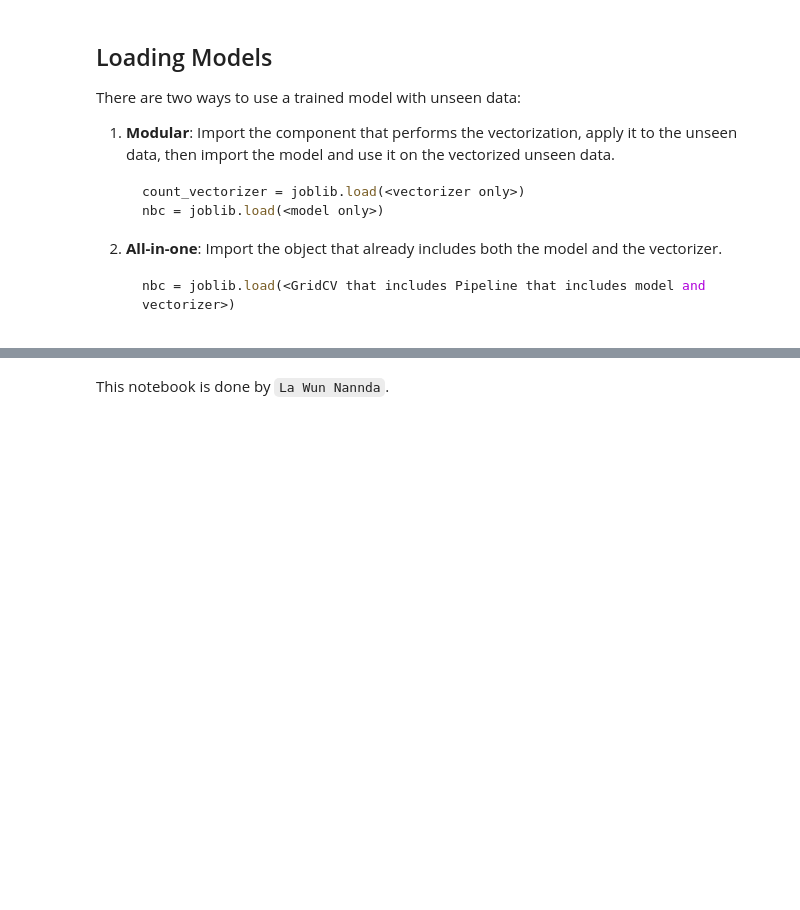
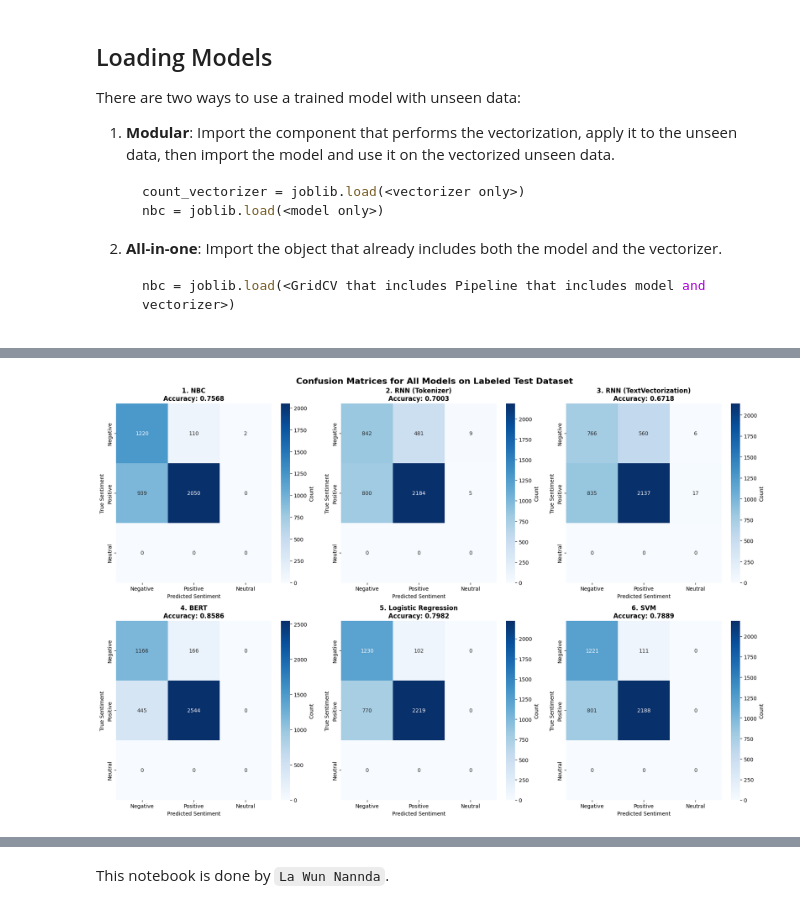
Before and after one commit to lawun330/nlp-sentiment-analysis-comparison, a Jupyter notebook: model_comparison_1.ipynb, the cells around one changed output, grey strips where cells are left out. Drawn from its saved outputs; the diff is of its cells as text; code cells hidden in the pictures; blank space fills up the shorter version.

```diff
--- a/model_comparison_1.ipynb
+++ b/model_comparison_1.ipynb
@@ -98,3 +168,3 @@ rnn_text_vectorization = load_model("./models/sentiment_analysis_rnn_textvectori
 # %%
-y_pred = nbc.predict(raw_X)
-print(y_pred)
+# NBC prediction
+y_pred_nbc = nbc.predict(raw_X)
@@ -121,4 +177,6 @@ dataset['rnn_tokenizer_prediction'] = y_pred.tolist()
 # %%
-prediction_probabilities = rnn_text_vectorization.predict(tf.convert_to_tensor(raw_X)) # convert to a tensor
-y_pred = np.argmax(prediction_probabilities, axis=1)
-print(y_pred)
+# RNN with TextVectorization prediction
+prediction_probabilities_rnn_tv = rnn_text_vectorization.predict(
+    tf.convert_to_tensor(raw_X), verbose=0
+)
+y_pred_rnn_tv = np.argmax(prediction_probabilities_rnn_tv, axis=1)
@@ -147,0 +229,73 @@ dataset
+# %%
+# logistic regression with TfidfVectorizer prediction
+y_pred_logr = logR.predict(raw_X)
+# %%
+# SVM with TfidfVectorizer prediction
+y_pred_svm = svm.predict(raw_X)
+# %%
+# confusion matrices for all models
+
+## set style for better-looking plots
+plt.style.use('default')
+sns.set_palette("husl")
+
+## get unique labels for consistent plotting
+labels = [0, 1, 2]
+class_names = ['Negative', 'Positive', 'Neutral']
+
+## create figure with subplots
+fig, axes = plt.subplots(2, 3, figsize=(18, 12))
+fig.suptitle('Confusion Matrices for All Models on Labeled Test Dataset', fontsize=16, fontweight='bold')
+
+## store all predictions and model names
+predictions = {
+    '1. NBC': y_pred_nbc,
+    '2. RNN (Tokenizer)': y_pred_rnn_tok,
+    '3. RNN (TextVectorization)': y_pred_rnn_tv,
+    '4. BERT': y_pred_bert,
+    '5. Logistic Regression': y_pred_logr,
+    '6. SVM': y_pred_svm
+}
+
+## store all CMs
+CMs = {}
+
+## calculate and plot confusion matrices
+row, col = 0, 0
+for model_name, y_pred in predictions.items():
+    ax = axes[row, col]
+
+    # calculate confusion matrix
+    cm = confusion_matrix(y_true, y_pred, labels=labels)
+    CMs[model_name] = cm
+
+    # calculate accuracy
+    accuracy = accuracy_score(y_true, y_pred)
+
+    # plot confusion matrix
+    sns.heatmap(
+        cm,
+        annot=True,
+        fmt='d',
+        cmap='Blues',
+        ax=ax,
+        cbar_kws={'label': 'Count'},
+        xticklabels=class_names,
+        yticklabels=class_names
+    )
+
+    # set title with accuracy
+    ax.set_title(f'{model_name}\nAccuracy: {accuracy:.4f}', fontsize=12, fontweight='bold')
+    ax.set_xlabel('Predicted Sentiment', fontsize=10)
+    ax.set_ylabel('True Sentiment', fontsize=10)
+
+    # move to next subplot
+    col += 1
+    if col == 3:
+        col = 0
+        row += 1
+
+plt.tight_layout()
+plt.show()
+# %% [output]
+[figure, added]
```
Also changed, not shown: parts of 34 cells of this notebook, 1 other file.
